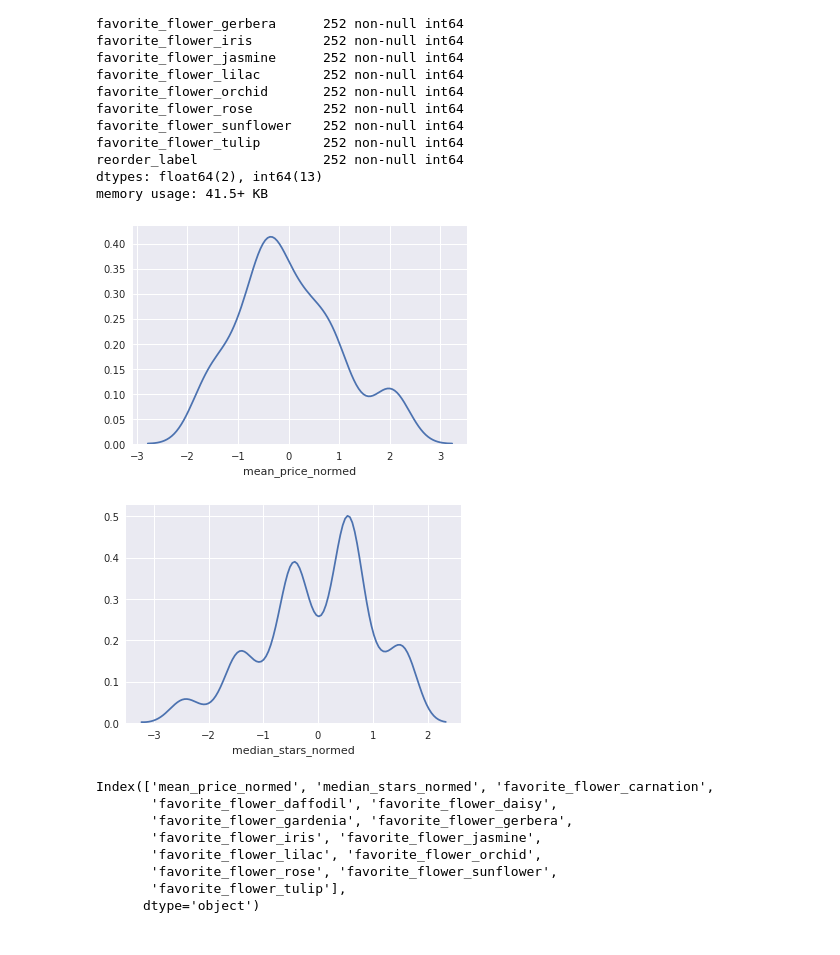
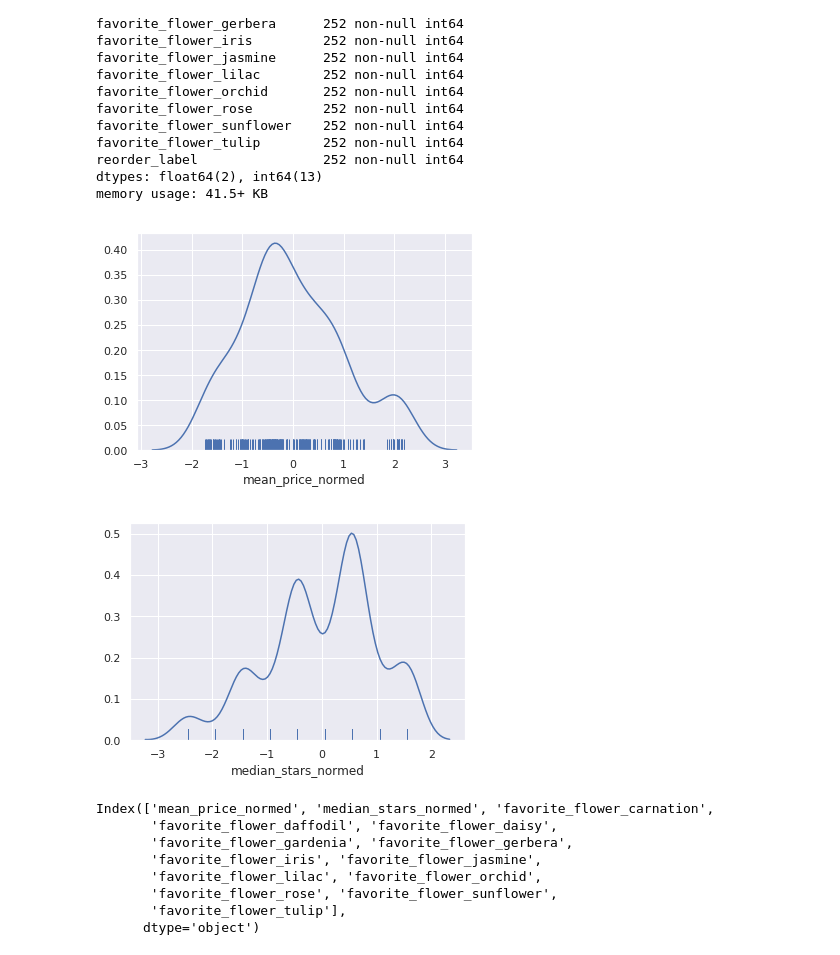
Before and after one commit to rohanaru53/COMSW4995_007_2018_3, a Jupyter notebook: notebooks/slides_week1.ipynb, the cells around one changed output. Cells and saved outputs as stored; diff of their text form; code cells hidden in the pictures.

```diff
--- a/notebooks/slides_week1.ipynb
+++ b/notebooks/slides_week1.ipynb
@@ -578,13 +562,13 @@ reorder_label                252 non-null int64
 dtypes: float64(2), int64(13)
 memory usage: 41.5+ KB
 # %%
-_ = sns.distplot(dfe.mean_price_normed, hist=False)
+_ = sns.distplot(dfe.mean_price_normed, hist=False, rug=True)
 # %% [output]
-[figure, old version]
+[figure, new version]
 # %%
-_ = sns.distplot(dfe.median_stars_normed, hist=False)
+_ = sns.distplot(dfe.median_stars_normed, hist=False, rug=True)
 # %% [output]
-[figure, old version]
+[figure, new version]
 # %%
 # get data and label column names
 data_cols = dfe.columns[:-1]
```
Also changed, not shown: parts of 18 cells of this notebook, 1 other file.
